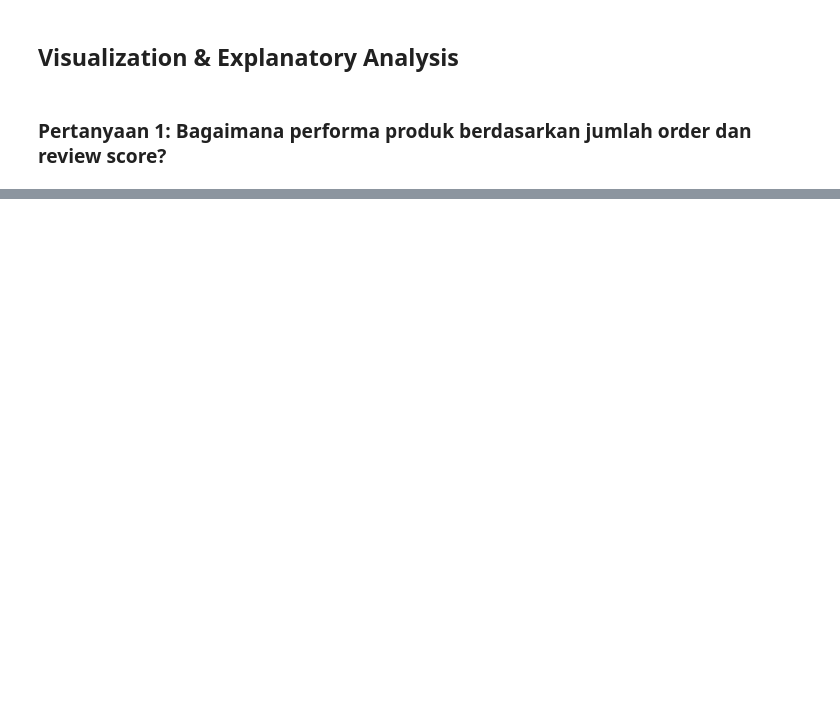
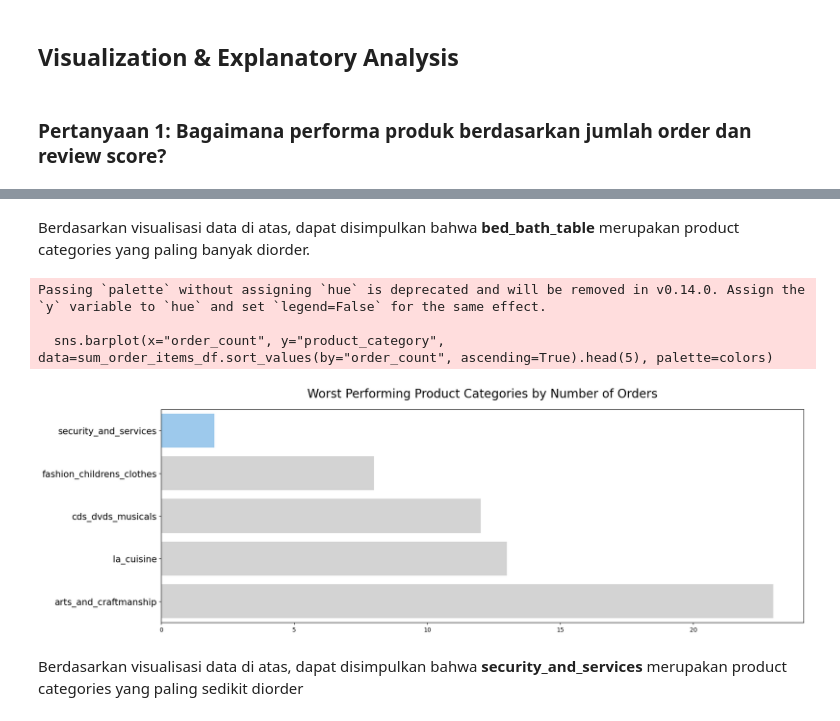
Before and after one commit to rahmi-ind/ecommerce_analysis, a Jupyter notebook: notebook.ipynb, the cells around one changed output, grey strips where cells are left out. Cells and saved outputs as stored; diff of their text form; code cells hidden in the pictures; blank space fills up the shorter version.

```diff
--- a/notebook.ipynb
+++ b/notebook.ipynb
@@ -460,0 +510,22 @@ order_items_df.head()
+# %% [markdown]
+Berdasarkan visualisasi data di atas, dapat disimpulkan bahwa **bed_bath_table** merupakan product categories yang paling banyak diorder.
+# %%
+colors = ["#90CAF9", "#D3D3D3", "#D3D3D3", "#D3D3D3", "#D3D3D3"]
+
+plt.figure(figsize=(18, 6))
+sns.barplot(x="order_count", y="product_category", data=sum_order_items_df.sort_values(by="order_count", ascending=True).head(5), palette=colors)
+plt.ylabel(None)
+plt.xlabel(None)
+plt.yticks(fontsize=15)
+plt.xticks(fontsize=10)
+plt.title("Worst Performing Product Categories by Number of Orders", loc="center", fontsize=20, pad=20)
+plt.tight_layout()
+# plt.savefig("images/worst-performing-1.png")
+plt.show()
+# %% [output]
+Passing `palette` without assigning `hue` is deprecated and will be removed in v0.14.0. Assign the `y` variable to `hue` and set `legend=False` for the same effect.
+
+  sns.barplot(x="order_count", y="product_category", data=sum_order_items_df.sort_values(by="order_count", ascending=True).head(5), palette=colors)
+[figure, added]
+# %% [markdown]
+Berdasarkan visualisasi data di atas, dapat disimpulkan bahwa **security_and_services** merupakan product categories yang paling sedikit diorder
```
Also changed, not shown: parts of 48 cells of this notebook, 5 other files.
